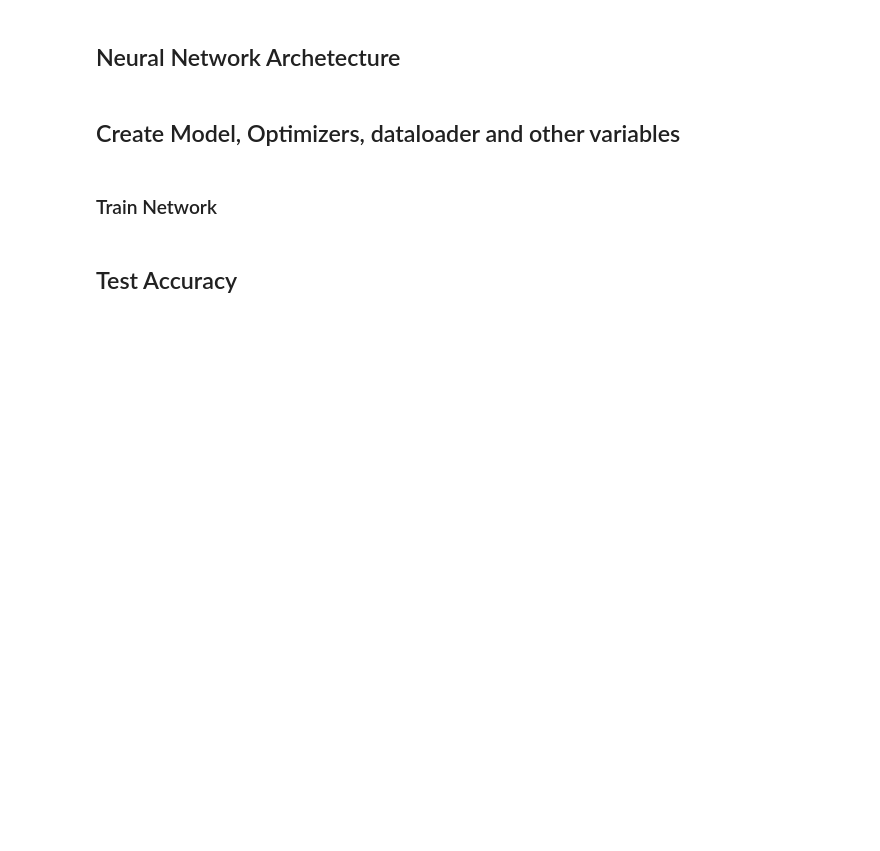
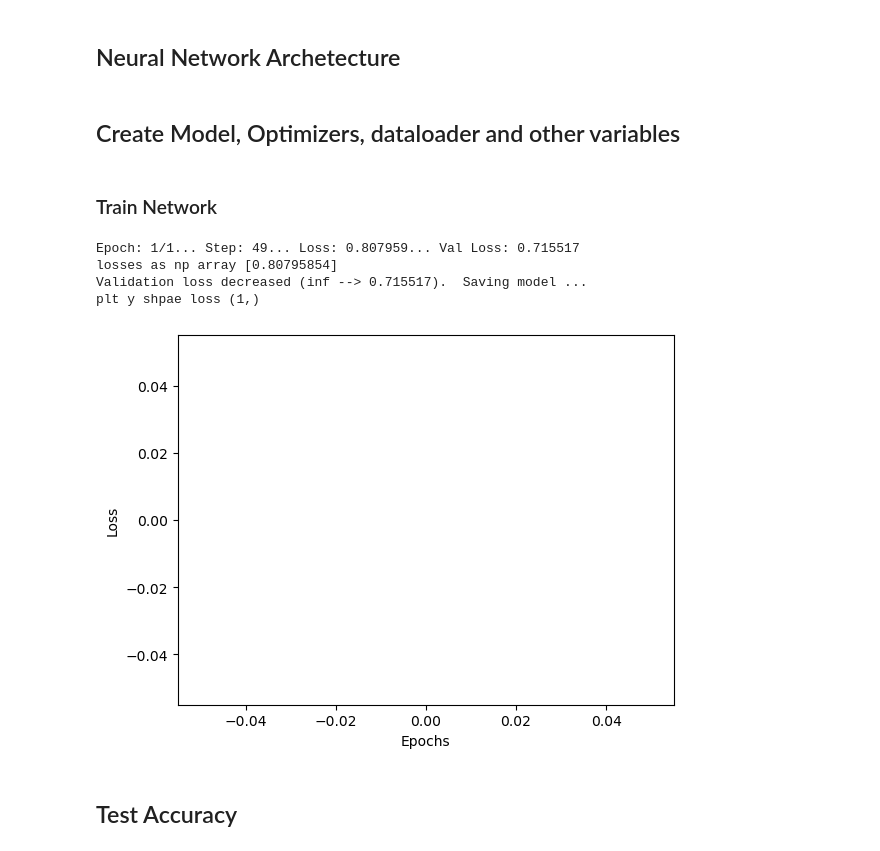
Before and after one commit to kf7mxe/Sit-Up-gyrosope-classifier, a Jupyter notebook: train_sit_up_detector.ipynb, the cells around one changed output. Cells and saved outputs as stored; diff of their text form; code cells hidden in the pictures; blank space fills up the shorter version.

Commit message:
fixed issue with loss graph

```diff
--- a/train_sit_up_detector.ipynb
+++ b/train_sit_up_detector.ipynb
@@ -148,21 +153,21 @@ device = torch.device("cuda:0" if torch.cuda.is_available() else "cpu")
 # %%
 input_size = 3
 num_classes = 1
-hidden_size = 64
+hidden_size = 3
 num_layers = 2
-learning_rate = 0.005
+learning_rate = 0.001
 batch_size = 1
-num_epochs = 100
+num_epochs = 1
 clip = 5
 # %% [markdown]
 ### For testing reduce to certain size
 # %%
 # reduce size of train_x_numpy_no_pad to 1000
-# train_x_numpy = train_x_numpy[:50]
-# train_y = train_y[:50]
+train_x_numpy = train_x_numpy[:50]
+train_y = train_y[:50]
 
-# test_x_numpy = test_x_numpy[:50]
-# test_y = test_y[:50]
+test_x_numpy = test_x_numpy[:50]
+test_y = test_y[:50]
 
 
 # print how many 1 and 0 in the train_y
@@ -229,7 +237,6 @@ for epoch in range(num_epochs):
         model.zero_grad()
         outputs, h = model(features.float(), h)
         loss = criterion(outputs, target.float())
-        losses.append(loss)
         nn.utils.clip_grad_norm_(model.parameters(), clip)
         loss.backward()
 
@@ -250,43 +257,58 @@ for epoch in range(num_epochs):
                   "Step: {}...".format(i),
                   "Loss: {:.6f}...".format(loss.item()),
                   "Val Loss: {:.6f}".format(np.mean(val_losses)))
+            losses.append(loss.item())
+            # print("why","{:.6f}".format(loss.item().detach().numpy()))
+
+
+            print("losses as np array",np.array(losses))
             if np.mean(val_losses) <= valid_loss_min:
                 torch.save(model.state_dict(), './state_dict.pt')
                 print('Validation loss decreased ({:.6f} --> {:.6f}).  Saving model ...'.format(valid_loss_min,np.mean(val_losses)))
                 valid_loss_min = np.mean(val_losses)
 
 # graph the losses
 
 # get the lenght of the losses array
 
 # create an array of the same length as the losses array with index values
+for i in range(len(losses)):
+    if type(losses[i]) == torch.Tensor:
+        losses[i] = losses[i].detach().numpy()
 
 y = np.array(losses)
 print("plt y shpae loss", y.shape)
 # print("y shpae")
 # print(y)
 
-# x = np.arange(0,num_epochs)
-# plt.xlabel('Epochs')
-# plt.ylabel('Loss')
-# plt.plot()
-# plt.show()
+x = np.arange(0,len(losses))
+plt.xlabel('Epochs')
+plt.ylabel('Loss')
+plt.plot()
+plt.savefig(f"loss-for-params-num-{num_layers}-learning_rate{learning_rate}.png")
+plt.show()
 
 
 
 
 
 
 # Confusion Matrix
 # from sklearn.metrics import confusion_matrix
 # import seaborn as sns
 # import matplotlib.pyplot as plt
 
 # cm = confusion_matrix(test_y, all_predictions)
 # print(cm)
 # sns.heatmap(cm, annot=True, fmt="d")
 
 torch.save(model.state_dict(), 'sit_up_detector.pth')
+# %% [output]
+Epoch: 1/1... Step: 49... Loss: 0.807959... Val Loss: 0.715517
+losses as np array [0.80795854]
+Validation loss decreased (inf --> 0.715517).  Saving model ...
+plt y shpae loss (1,)
+[figure, added]
 # %% [markdown]
 ## Test Accuracy
 # %%
```
Also changed, not shown: parts of 7 cells of this notebook, 3 other files.
